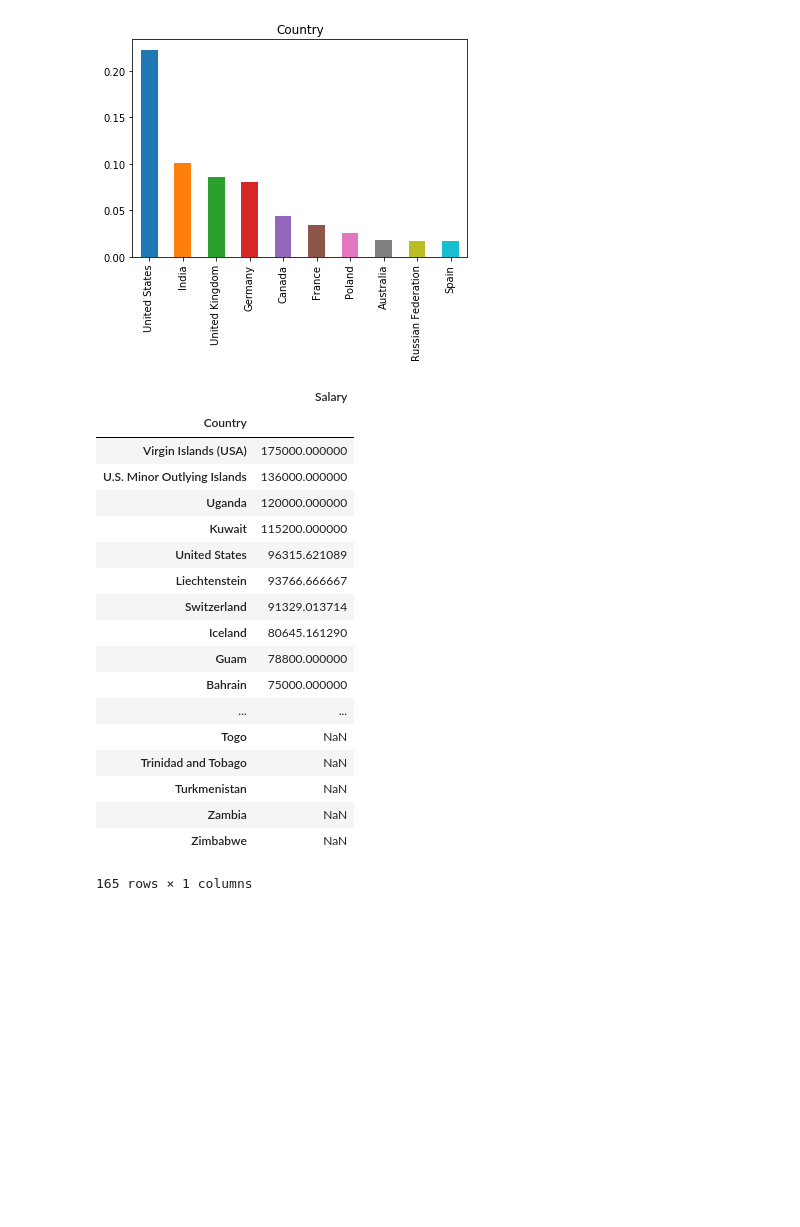
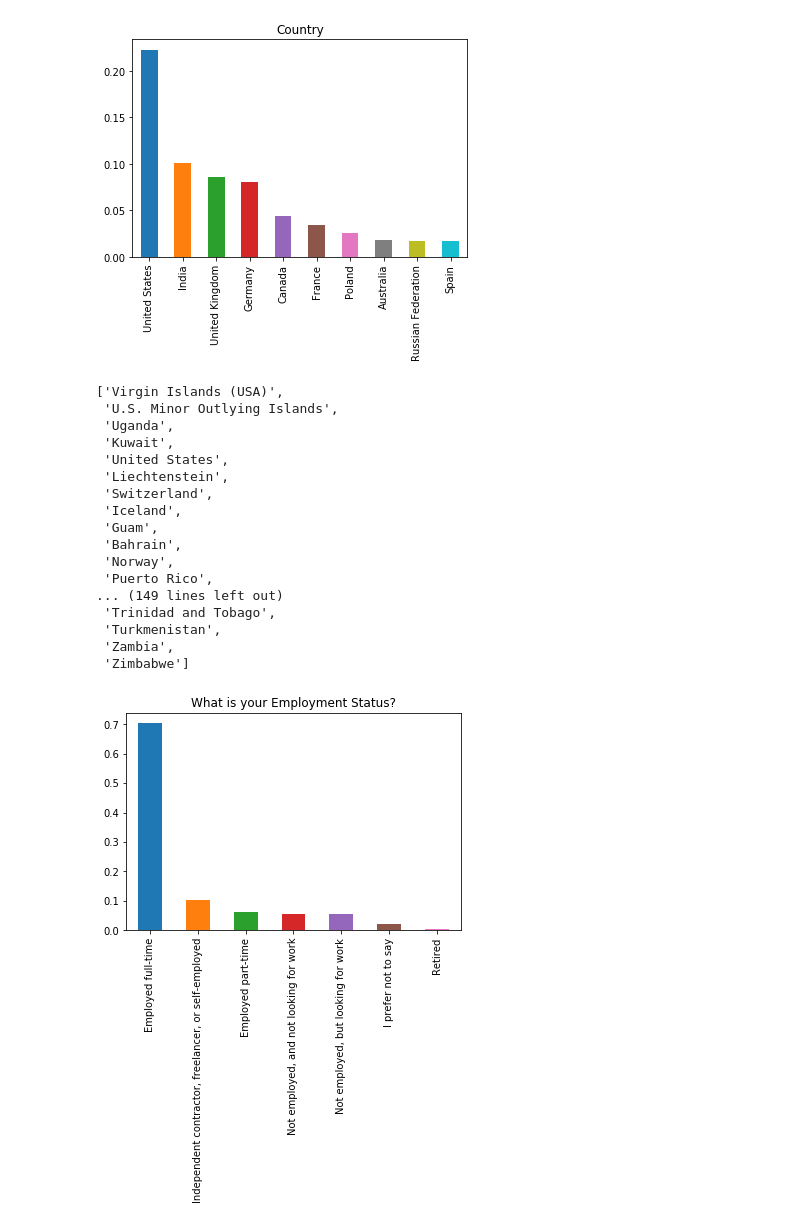
Before and after one commit to joshuayeung/Write-A-Data-Science-Blog-Post, a Jupyter notebook: Write a Data Science Blog Post.ipynb, the cells around one changed output. Cells and saved outputs as stored; diff of their text form; code cells hidden in the pictures; blank space fills up the shorter version.

Commit message:
selected useful columns for analyse

```diff
--- a/Write a Data Science Blog Post.ipynb
+++ b/Write a Data Science Blog Post.ipynb
@@ -46,24 +48,46 @@ plt.title("Country");
 # %% [output]
 [figure]
 # %%
-pd.DataFrame(df.query("Professional == 'Professional developer' and (Gender == 'Male' or Gender == 'Female')").groupby(['Country']).mean()['Salary']).sort_values(by='Salary', ascending=False)
+country_salary = pd.DataFrame(df.query("Professional == 'Professional developer' and (Gender == 'Male' or Gender == 'Female')").groupby(['Country']).mean()['Salary']).sort_values(by='Salary', ascending=False)
+list(country_salary.index)
 # %% [output]
-|  | Salary |
-| Country |  |
-| Virgin Islands (USA) | 175000.000000 |
-| U.S. Minor Outlying Islands | 136000.000000 |
-| Uganda | 120000.000000 |
-| Kuwait | 115200.000000 |
-| United States | 96315.621089 |
-| Liechtenstein | 93766.666667 |
-| Switzerland | 91329.013714 |
-| Iceland | 80645.161290 |
-| Guam | 78800.000000 |
-| Bahrain | 75000.000000 |
-| ... | ... |
-| Togo | NaN |
-| Trinidad and Tobago | NaN |
-| Turkmenistan | NaN |
-| Zambia | NaN |
-| Zimbabwe | NaN |
-165 rows × 1 columns
+['Virgin Islands (USA)',
+ 'U.S. Minor Outlying Islands',
+ 'Uganda',
+ 'Kuwait',
+ 'United States',
+ 'Liechtenstein',
+ 'Switzerland',
+ 'Iceland',
+ 'Guam',
+ 'Bahrain',
+ 'Norway',
+ 'Puerto Rico',
+... (149 lines left out)
+ 'Trinidad and Tobago',
+ 'Turkmenistan',
+ 'Zambia',
+ 'Zimbabwe']
+# %%
+#Define some countries to western and eastern
+western = ['United States', 'Liechtenstein', 'Switzerland',
+           'Iceland', 'Norway', 'Israel', 'Denmark',
+           'Ireland', 'Canada', 'United Kingdom', 'Germany',
+           'Netherlands', 'Sweden', 'Luxembourg', 'Austria',
+           'Finland', 'France', 'Belgium', 'Spain', 'Italy',
+           'Poland']
+
+eastern = ['Thailand', 'Singapore', 'Hong Kong',
+           'South Korea', 'Japan', 'China',
+           'Taiwan', 'Malaysia', 'India',
+           'Indonesia', 'Vietnam']
+# %%
+#Add a new catagory seperating to western and eastern
+df['west_or_east'] = df['Country'].apply(lambda x: 'western' if x in western else ('eastern' if x in eastern else 'other'))
+# %%
+#Provide a pandas series of the counts for each Employment status
+employment_status_vals = df.EmploymentStatus.value_counts()
+(employment_status_vals/df.shape[0]).plot(kind="bar");
+plt.title("What is your Employment Status?");
+# %% [output]
+[figure, added]
```
Also changed, not shown: parts of 6 cells of this notebook.
